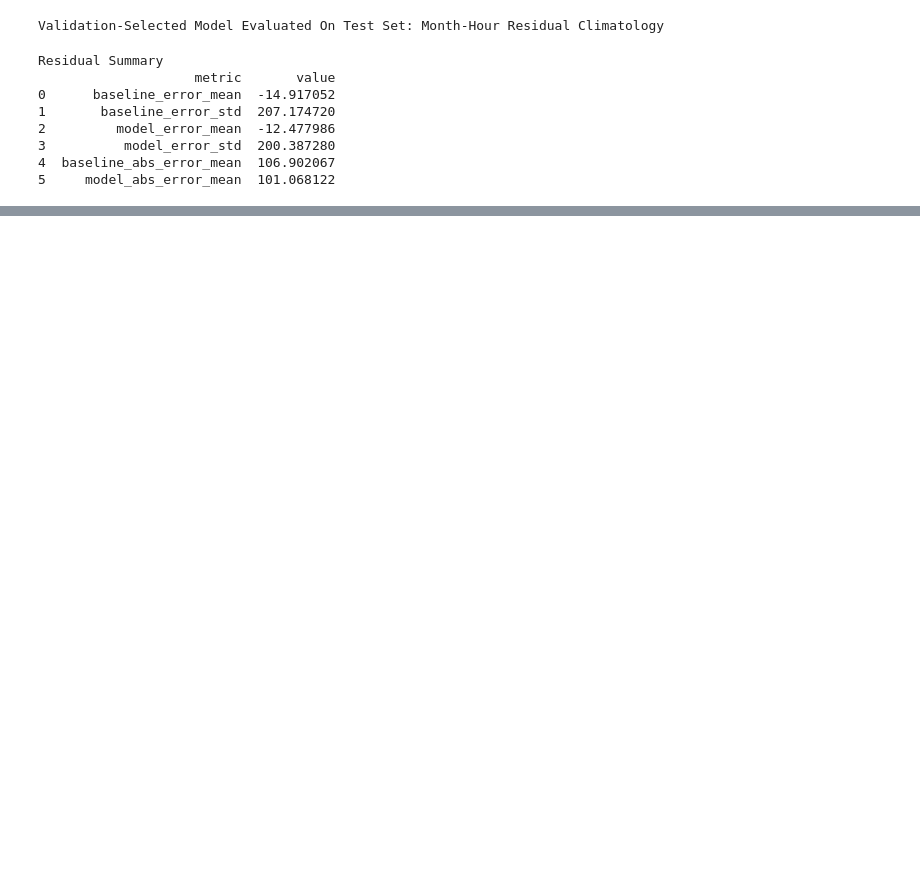
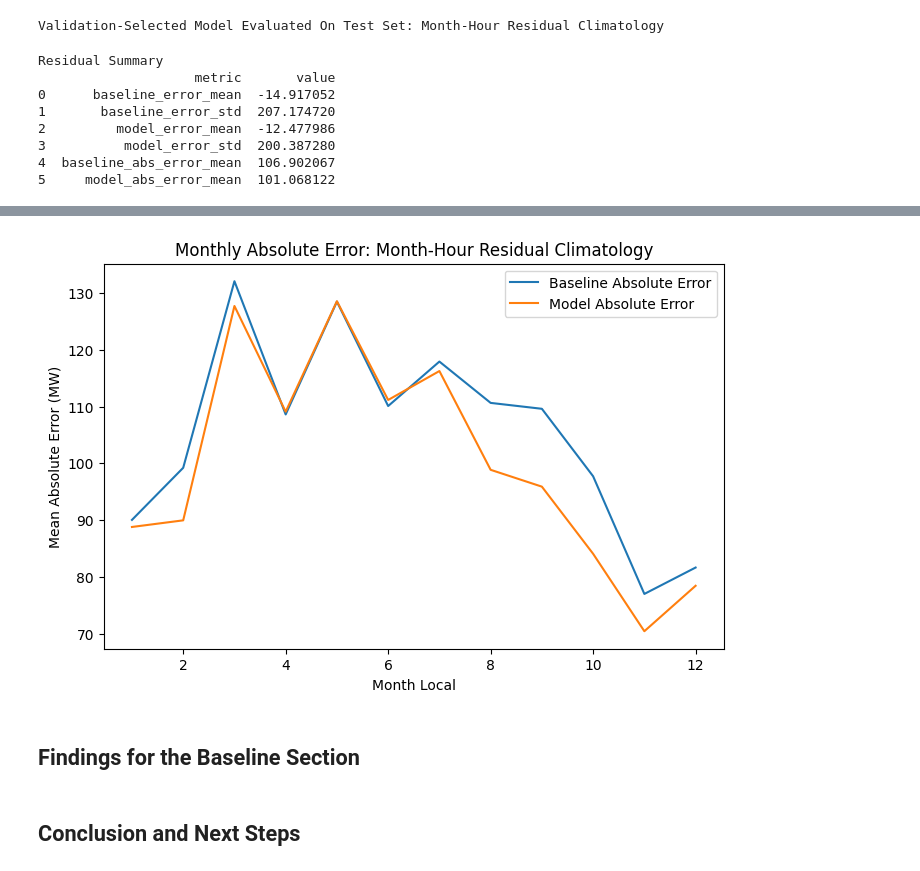
Before and after one commit to sumaitate/nyiso-solar-residual, a Jupyter notebook: notebooks/03_baseline_models.ipynb, the cells around one changed output, grey strips where cells are left out. Drawn from its saved outputs; the diff is of its cells as text; code cells hidden in the pictures; blank space fills up the shorter version.

```diff
--- a/notebooks/03_baseline_models.ipynb
+++ b/notebooks/03_baseline_models.ipynb
@@ -581,0 +622,15 @@ Residual Summary
+# %%
+plt.figure(figsize=(8, 5))
+plt.plot(monthly_all["month_local"], monthly_all["baseline_abs_error_mw"], label="Baseline Absolute Error")
+plt.plot(monthly_all["month_local"], monthly_all["model_abs_error_mw"], label="Model Absolute Error")
+plt.title(f"Monthly Absolute Error: {best_model_name}")
+plt.xlabel("Month Local")
+plt.ylabel("Mean Absolute Error (MW)")
+plt.legend()
+plt.show()
+# %% [output]
+[figure, added]
+# %% [markdown]
+## Findings for the Baseline Section
+# %% [markdown]
+## Conclusion and Next Steps
```
Also changed, not shown: parts of 18 cells of this notebook, 8 other files.
